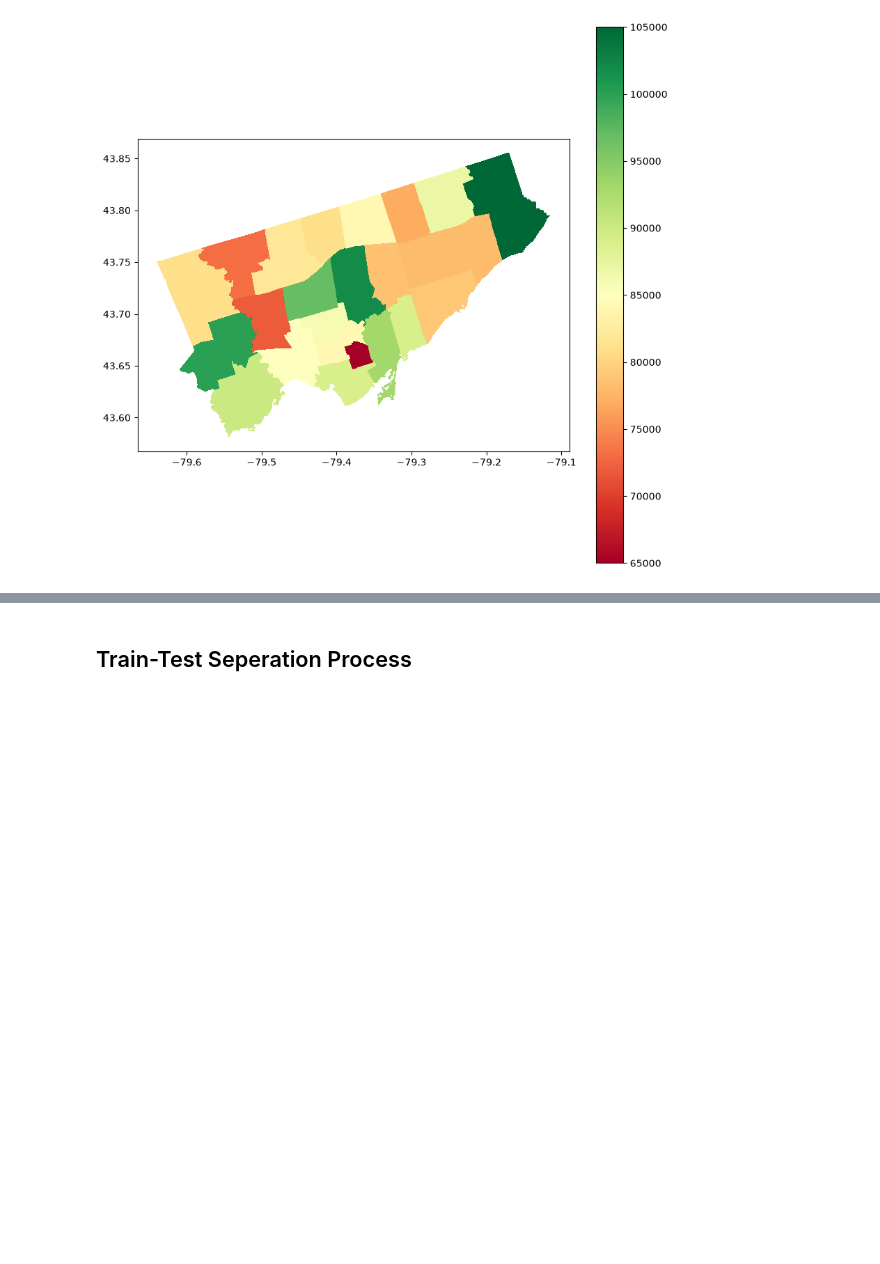
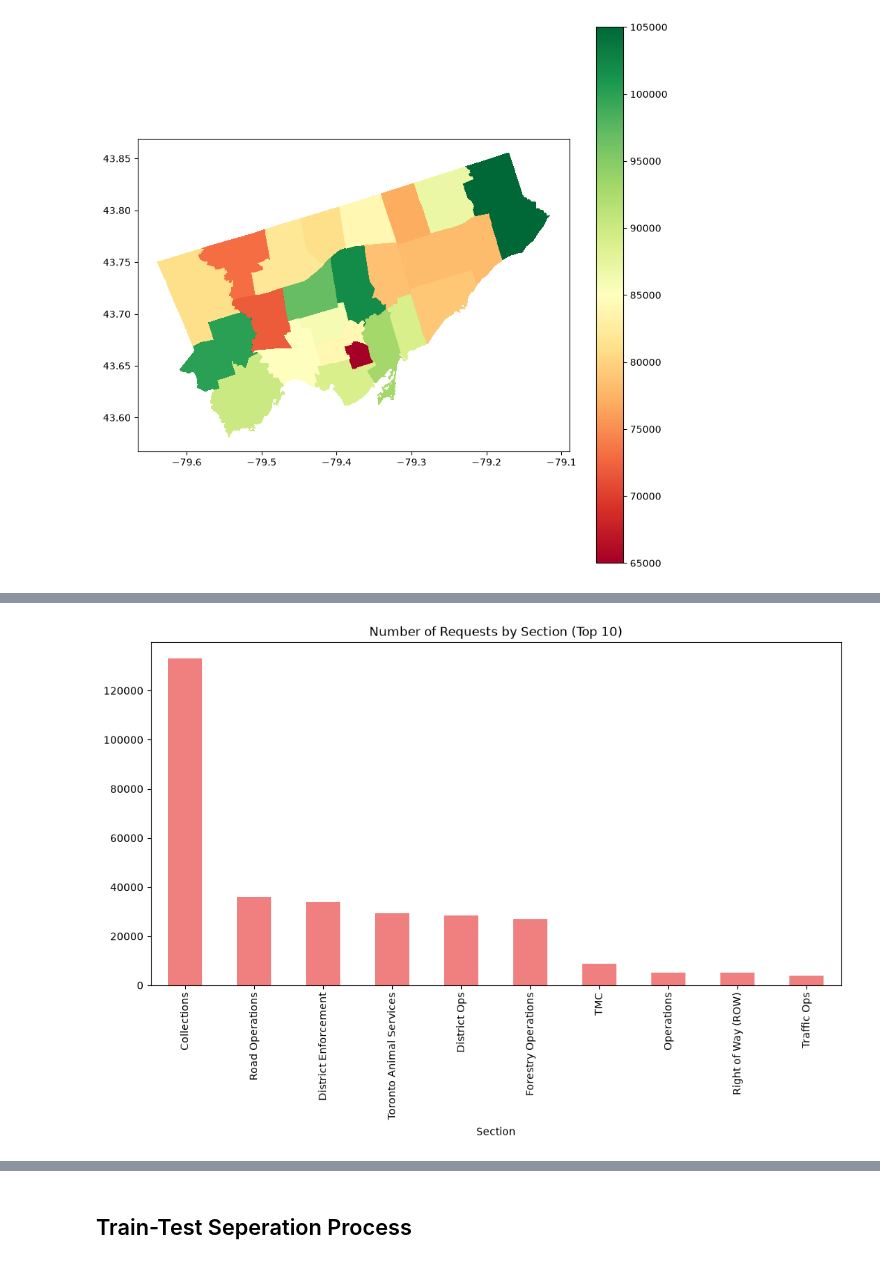
Before and after one commit to Mert30/toronto_311_project, a Jupyter notebook: notebook/toronto_311_requests.ipynb, the cells around one changed output, grey strips where cells are left out. Drawn from its saved outputs; the diff is of its cells as text; code cells hidden in the pictures; blank space fills up the shorter version.

```diff
--- a/notebook/toronto_311_requests.ipynb
+++ b/notebook/toronto_311_requests.ipynb
@@ -187,0 +203,5 @@ merged.plot(column='Median Cost', cmap='RdYlGn', legend=True, figsize=(10,10))
+# %%
+# Number of Requests by Section for the top 10 sections in the dataset, visualized using a bar chart to understand which sections have the highest number of service requests.
+data['Section'].value_counts(sort=True).head(10).plot(kind='bar', figsize=(12, 6), title='Number of Requests by Section (Top 10)', color='lightcoral');
+# %% [output]
+[figure, added]
```
Also changed, not shown: parts of 37 cells of this notebook, 8 other files.
